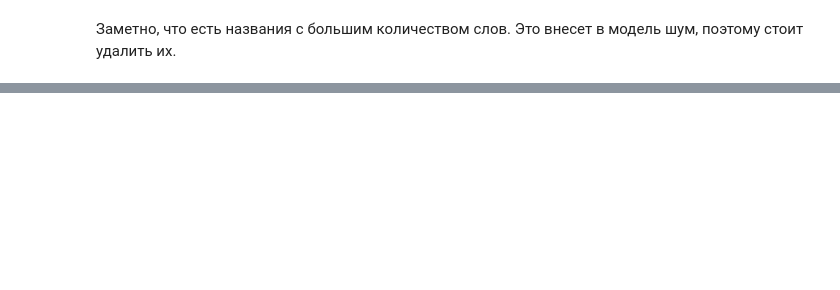
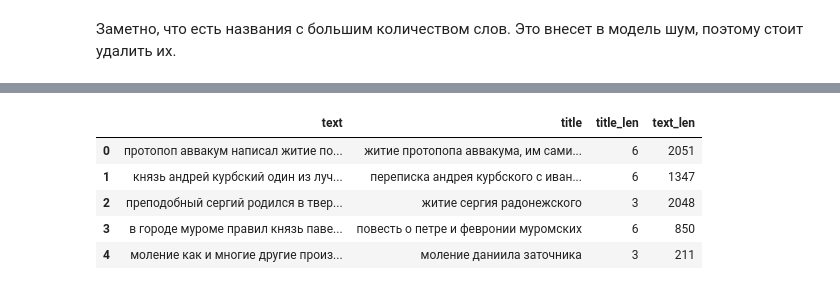
Before and after one commit to VeronikaSteklo/generation_names, a Jupyter notebook: notebooks/work_with_all_data.ipynb, the cells around one changed output, grey strips where cells are left out. Cells and saved outputs as stored; diff of their text form; code cells hidden in the pictures; blank space fills up the shorter version.

```diff
--- a/notebooks/work_with_all_data.ipynb
+++ b/notebooks/work_with_all_data.ipynb
@@ -377,0 +396,9 @@ print("Средняя длина заголовка:", data.title_len.mean())
+# %%
+data.head()
+# %% [output]
+|  | text | title | title_len | text_len |
+| 0 | протопоп аввакум написал житие по... | житие протопопа аввакума, им сами... | 6 | 2051 |
+| 1 | князь андрей курбский один из луч... | переписка андрея курбского с иван... | 6 | 1347 |
+| 2 | преподобный сергий родился в твер... | житие сергия радонежского | 3 | 2048 |
+| 3 | в городе муроме правил князь паве... | повесть о петре и февронии муромских | 6 | 850 |
+| 4 | моление как и многие другие произ... | моление даниила заточника | 3 | 211 |
```
Also changed, not shown: parts of 13 cells of this notebook.
